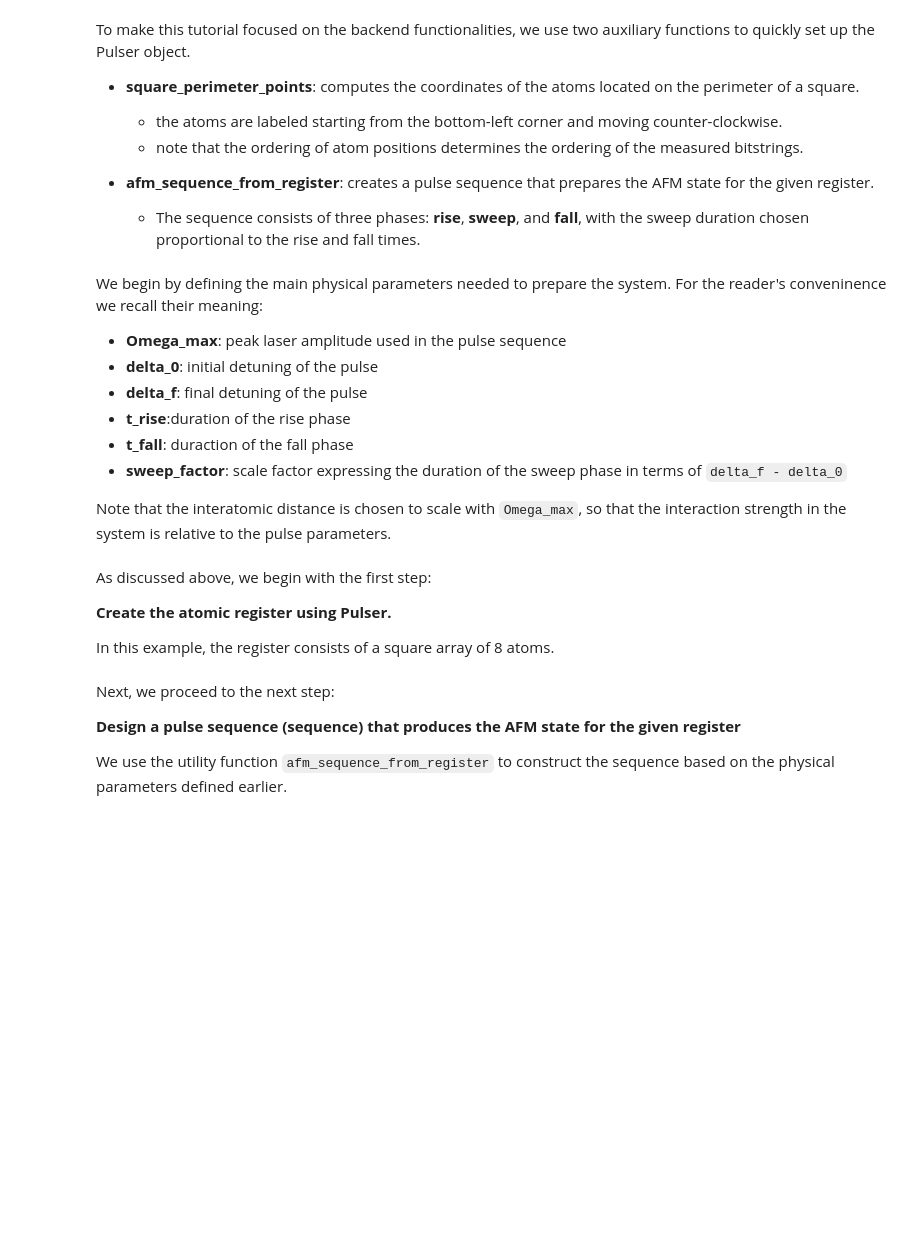
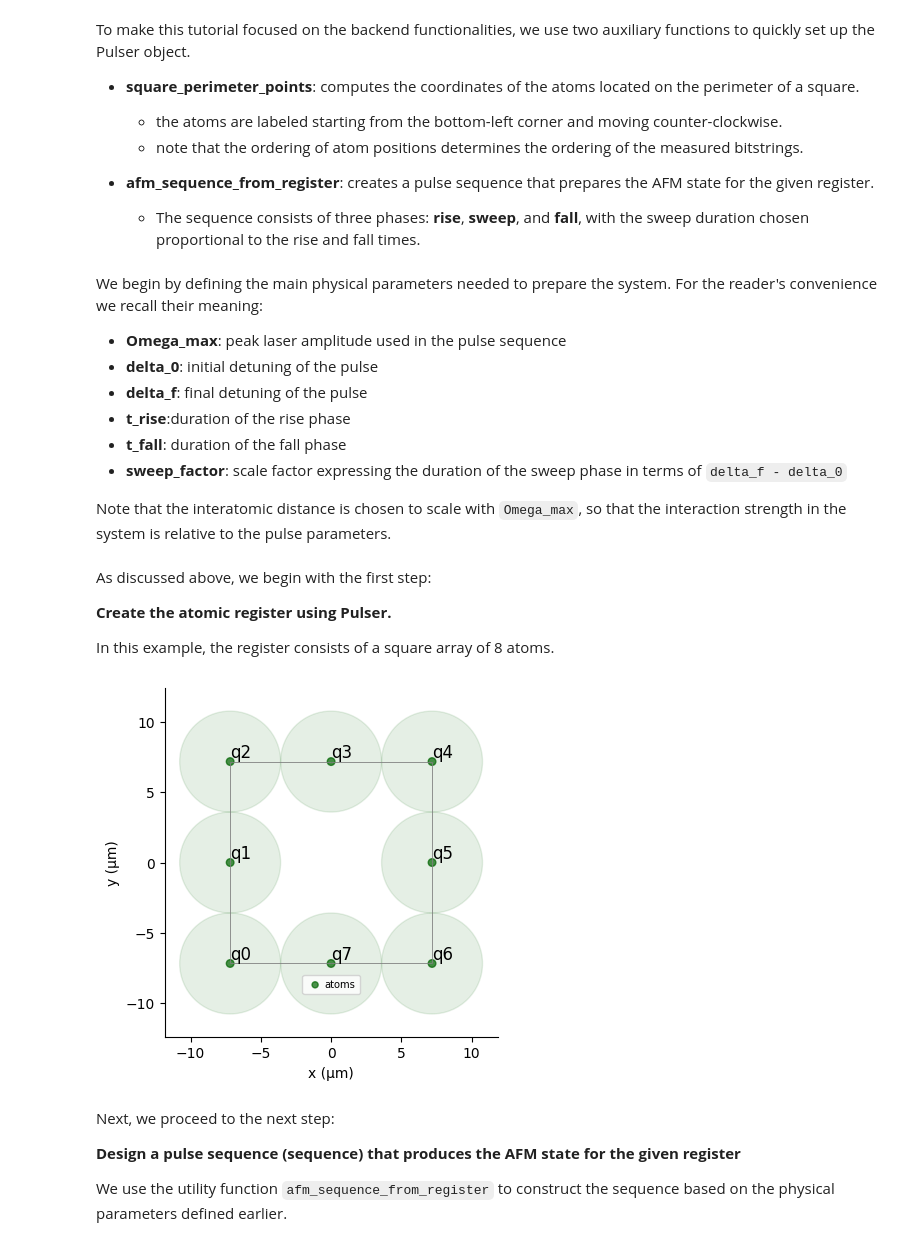
Before and after one commit to pasqal-io/emulators, a Jupyter notebook: docs/emu_mps/notebooks/dmrg_usecase.ipynb, the cells around one changed output. Drawn from its saved outputs; the diff is of its cells as text; code cells hidden in the pictures; blank space fills up the shorter version.

```diff
--- a/docs/emu_mps/notebooks/dmrg_usecase.ipynb
+++ b/docs/emu_mps/notebooks/dmrg_usecase.ipynb
@@ -154,12 +153,12 @@ def square_perimeter_points(L: int) -> np.ndarray:
 
     return np.array(coord)
 # %% [markdown]
-We begin by defining the main physical parameters needed to prepare the system. For the reader's conveninence we recall their meaning:
+We begin by defining the main physical parameters needed to prepare the system. For the reader's convenience we recall their meaning:
 - **Omega_max**: peak laser amplitude used in the pulse sequence
 - **delta_0**: initial detuning of the pulse
 - **delta_f**: final detuning of the pulse
 - **t_rise**:duration of the rise phase
-- **t_fall**: duraction of the fall phase
+- **t_fall**: duration of the fall phase
 - **sweep_factor**: scale factor expressing the duration of the sweep phase in terms of `delta_f - delta_0`
 
 Note that the interatomic distance is chosen to scale with `Omega_max`, so that the interaction strength in the system is relative to the pulse parameters.
@@ -181,8 +180,10 @@ As discussed above, we begin with the first step:
 In this example, the register consists of a square array of 8 atoms.
 # %%
 coords = R_interatomic * square_perimeter_points(square_length)
-reg = pulser.Register.from_coordinates(coords)
+reg = pulser.Register.from_coordinates(coords,prefix="q")
 reg.draw(blockade_radius=R_interatomic, draw_graph=True, draw_half_radius=True)
+# %% [output]
+[figure, added]
 # %% [markdown]
 Next, we proceed to the next step:
 
```
Also changed, not shown: parts of 18 cells of this notebook, 31 other files.
